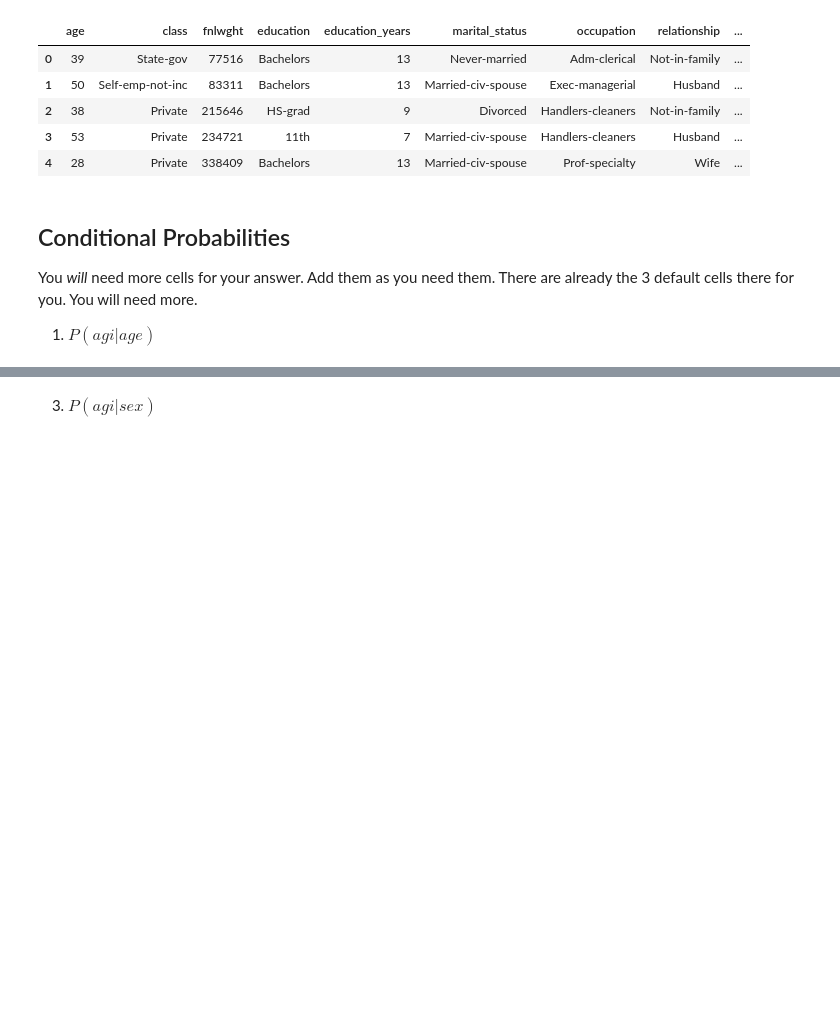
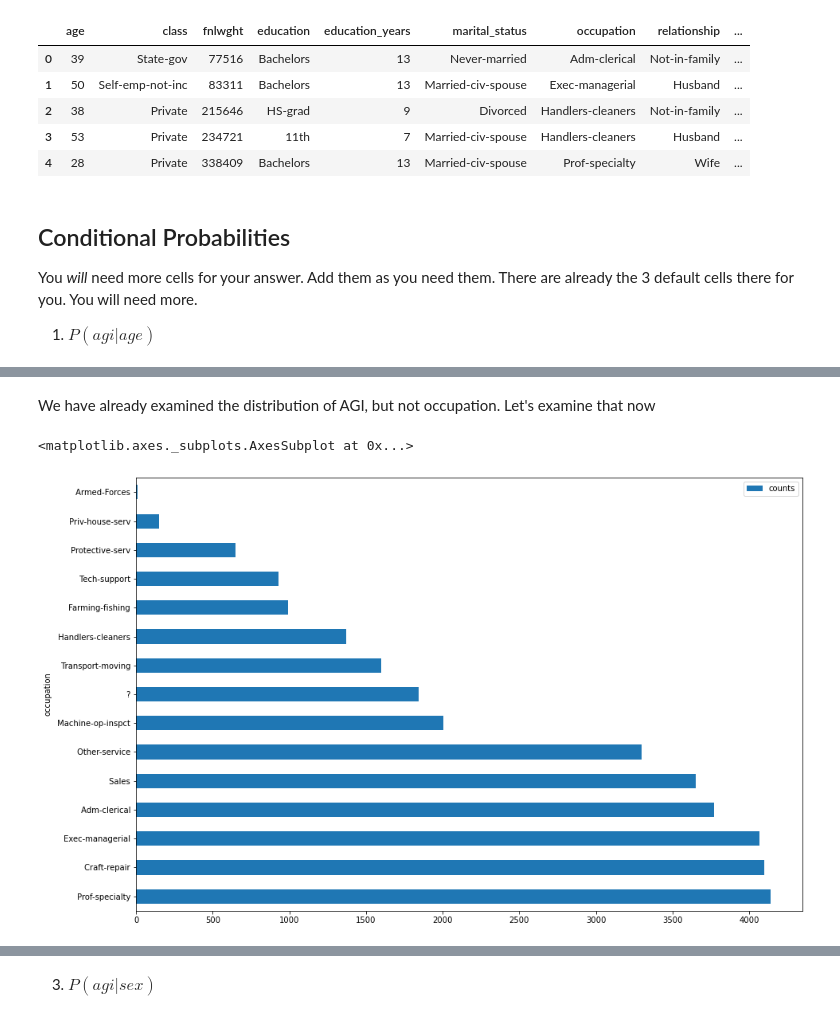
Before and after one commit to natemcintosh/en_685_648_data_science, a Jupyter notebook: 3_module/Problem_Set_1.ipynb, the cells around one changed output, grey strips where cells are left out. Drawn from its saved outputs; the diff is of its cells as text; code cells hidden in the pictures; blank space fills up the shorter version.

```diff
--- a/3_module/Problem_Set_1.ipynb
+++ b/3_module/Problem_Set_1.ipynb
@@ -260 +387,16 @@ discuss
 2. $P(agi|occupation)$
+# %% [markdown]
+We have already examined the distribution of AGI, but not occupation. Let's examine that now
+# %%
+(
+    income
+    .occupation # grab the occupation col
+    .value_counts() # count how many of each unqique occupation
+    .reset_index() # make occupation a normal column again (no longer the index)
+    .rename(columns = {"occupation":"counts", "index":"occupation"}) # give more useful names
+    .plot # plot
+    .barh(x = "occupation", figsize = (15, 10)) # occupations on the x
+)
+# %% [output]
+<matplotlib.axes._subplots.AxesSubplot at 0x...>
+[figure, added]
```
Also changed, not shown: parts of 80 cells of this notebook.
